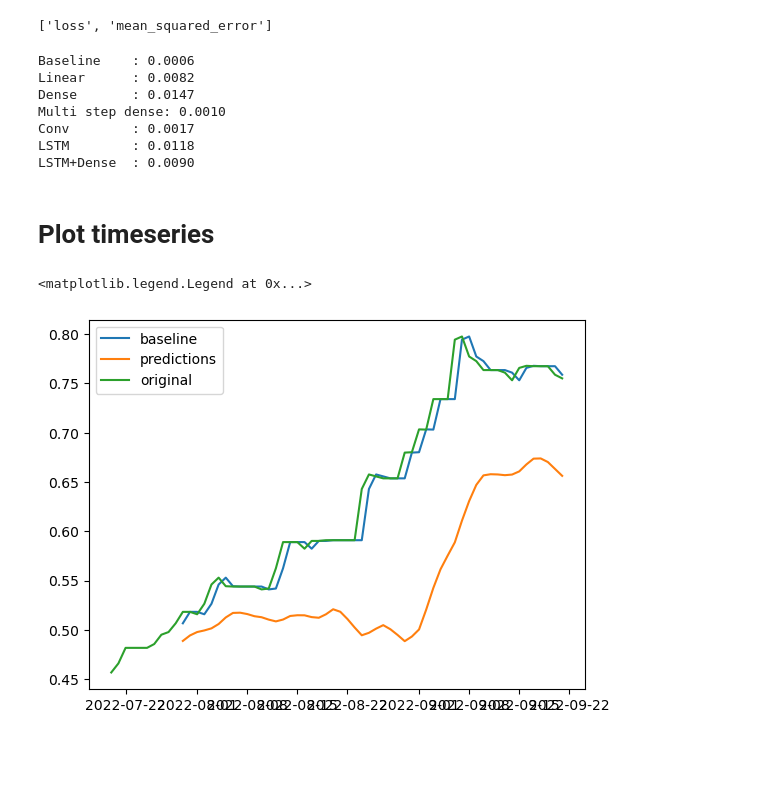
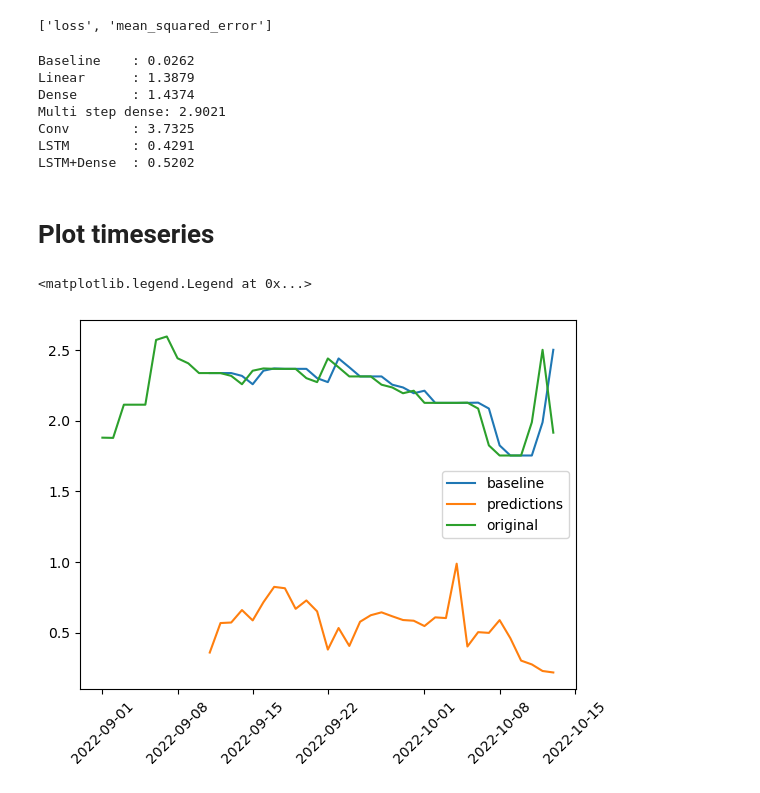
Before and after one commit to michael-fuest/DAiA-EON, a Jupyter notebook: model_performance2.ipynb, the cells around one changed output. Saved outputs shown, nothing was run; the diff lists cells and outputs as text; code cells hidden in the pictures; blank space fills up the shorter version.

Commit message:
implemented normalization and plotting

```diff
--- a/model_performance2.ipynb
+++ b/model_performance2.ipynb
@@ -66,3 +69,4 @@ input.plot()
 norm_layer = tf.keras.layers.Normalization(axis = 1)
 norm_layer.adapt(input.to_numpy())
 norm_input = norm_layer(input.to_numpy())
+norm_input = pd.DataFrame(norm_input, columns = input.columns, index = input.index)
@@ -78,9 +92,10 @@ norm_input.numpy().shape
 (426, 10)
 # %%
 n = len(input)
-train_df = norm_input[:int(0.8*n)]
-val_df = norm_input[int(0.8*n):int(0.99*n)]
-test_df = norm_input[int(0.99*n):]
+train_size = 0.9
+
+train_df = norm_input[:int(train_size*n)]
+val_df = norm_input[int(train_size*n):]
 # %%
 print(train_df.shape)
 print(val_df.shape)
@@ -312,8 +269,7 @@ my_window = WindowGenerator(
     shift=1,
     label_columns=['price_kwh'],
     train_df=train_df,
-    val_df=val_df,
-    test_df=test_df)
+    val_df=val_df)
 
 my_window
 # %% [output]
@@ -394,16 +343,16 @@ lstm_model.metrics_names
 # %% [output]
 ['loss', 'mean_squared_error']
 # %%
-for name, value in performance.items():
+for name, value in val_performance.items():
   print(f'{name:12s}: {value[1]:0.4f}')
 # %% [output]
-Baseline    : 0.0006
-Linear      : 0.0082
-Dense       : 0.0147
-Multi step dense: 0.0010
-Conv        : 0.0017
-LSTM        : 0.0118
-LSTM+Dense  : 0.0090
+Baseline    : 0.0262
+Linear      : 1.3879
+Dense       : 1.4374
+Multi step dense: 2.9021
+Conv        : 3.7325
+LSTM        : 0.4291
+LSTM+Dense  : 0.5202
 # %% [markdown]
 # Plot timeseries
 # %%
@@ -416,12 +392,13 @@ tf.keras.Model.predict_with_date = predict_with_date
 # %%
 window = my_window
-model = lstm_DNN_model
+model = multi_step_dense
 plot_data = val_df
 
 plt.plot(baseline.predict_with_date(window = window, df = plot_data), label = "baseline")
 plt.plot(model.predict_with_date(window = window, df = plot_data), label = "predictions")
-plt.plot(plot_data["price_kwh"], label = "original")
+plt.plot((plot_data["price_kwh"]), label = "original")
+plt.xticks(rotation = 45)
 plt.legend()
 # %% [output]
 <matplotlib.legend.Legend at 0x...>
-[figure, old version]
+[figure, new version]
```
Also changed, not shown: parts of 27 cells of this notebook.
